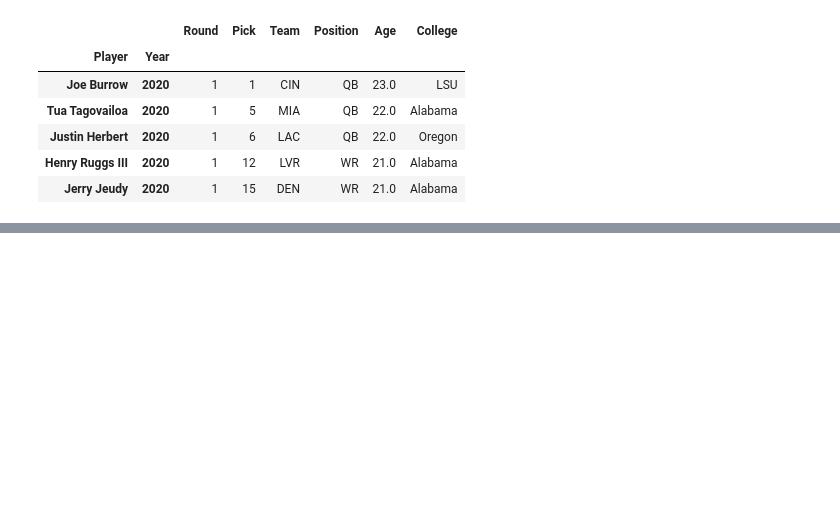
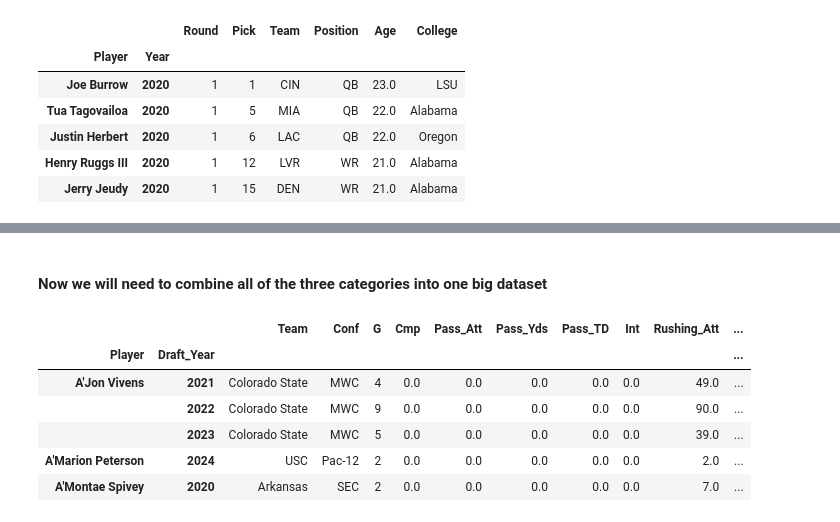
Before and after one commit to TrevBunch/DS-340W-Project, a Jupyter notebook: clean_rookies.ipynb, the cells around one changed output, grey strips where cells are left out. Saved outputs shown, nothing was run; the diff lists cells and outputs as text; code cells hidden in the pictures; blank space fills up the shorter version.

Commit message:
cleaned and merged college stats

```diff
--- a/clean_rookies.ipynb
+++ b/clean_rookies.ipynb
@@ -100,0 +233,7 @@ drafts_raw.head()
+# %%
+# remove * from player names
+rushing_raw['Player'] = rushing_raw['Player'].str.replace(r'[\*\+]', '', regex=True)
+
+# create a dual key with name and year
+rushing_raw = rushing_raw.set_index(['Player','Draft_Year'])
+rushing_raw.head()
@@ -100,0 +248,5 @@ drafts_raw.head()
+# %%
+# now for receiving
+# combine both headers into one
+receiving_raw.columns = ['_'.join(col).strip() for col in receiving_raw.columns.values]
+receiving_raw.columns
@@ -100,0 +262,12 @@ drafts_raw.head()
+# %%
+# rename some columns for receiving
+receiving_raw = receiving_raw.rename(columns={"Unnamed: 1_level_0_Player": "Player",
+                                              "Unnamed: 2_level_0_Team": "Team",
+                                                "Unnamed: 3_level_0_Conf": "Conf",
+                                                "Unnamed: 4_level_0_G": "G",
+                                                "Draft_Year_": "Draft_Year",
+                                                "Receiving_Rec":"Rec"})
+
+# select only the relevant columns
+receiving_raw = receiving_raw[['Player','Team','Conf', 'Draft_Year', 'G','Rec', 'Receiving_Yds', 'Receiving_TD']]
+receiving_raw.head()
@@ -100,0 +281,7 @@ drafts_raw.head()
+# %%
+# strip * from player names
+receiving_raw['Player'] = receiving_raw['Player'].str.replace(r'[\*\+]', '', regex=True)
+
+# create a dual key with name and year
+receiving_raw = receiving_raw.set_index(['Player','Draft_Year'])
+receiving_raw.head()
@@ -100,0 +296,22 @@ drafts_raw.head()
+# %% [markdown]
+#### Now we will need to combine all of the three categories into one big dataset
+# %%
+# combine all of the three categories into one big dataset
+# will join on Player and Draft_Year and also Team, Conf, and G to ensure accuracy
+# Use outer joins to ensure no data is lost
+combined_stats = pd.merge(passing_raw, rushing_raw, how='outer', left_on=['Player','Draft_Year','Team','Conf','G'], right_on=['Player','Draft_Year','Team','Conf','G'], suffixes=('_pass', '_rush'))
+
+# now merge with receiving
+combined_stats = pd.merge(combined_stats, receiving_raw, how='outer', left_on=['Player','Draft_Year','Team','Conf','G'], right_on=['Player','Draft_Year','Team','Conf','G'])
+
+# fill in the NaN values with 0
+combined_stats = combined_stats.fillna(0)
+combined_stats.head()
+# %% [output]
+|  |  | Team | Conf | G | Cmp | Pass_Att | Pass_Yds | Pass_TD | Int | Rushing_Att | ... |
+| Player | Draft_Year |  |  |  |  |  |  |  |  |  | ... |
+| A'Jon Vivens | 2021 | Colorado State | MWC | 4 | 0.0 | 0.0 | 0.0 | 0.0 | 0.0 | 49.0 | ... |
+|  | 2022 | Colorado State | MWC | 9 | 0.0 | 0.0 | 0.0 | 0.0 | 0.0 | 90.0 | ... |
+|  | 2023 | Colorado State | MWC | 5 | 0.0 | 0.0 | 0.0 | 0.0 | 0.0 | 39.0 | ... |
+| A'Marion Peterson | 2024 | USC | Pac-12 | 2 | 0.0 | 0.0 | 0.0 | 0.0 | 0.0 | 2.0 | ... |
+| A'Montae Spivey | 2020 | Arkansas | SEC | 2 | 0.0 | 0.0 | 0.0 | 0.0 | 0.0 | 7.0 | ... |
```
Also changed, not shown: parts of 15 cells of this notebook, 1 other file.
